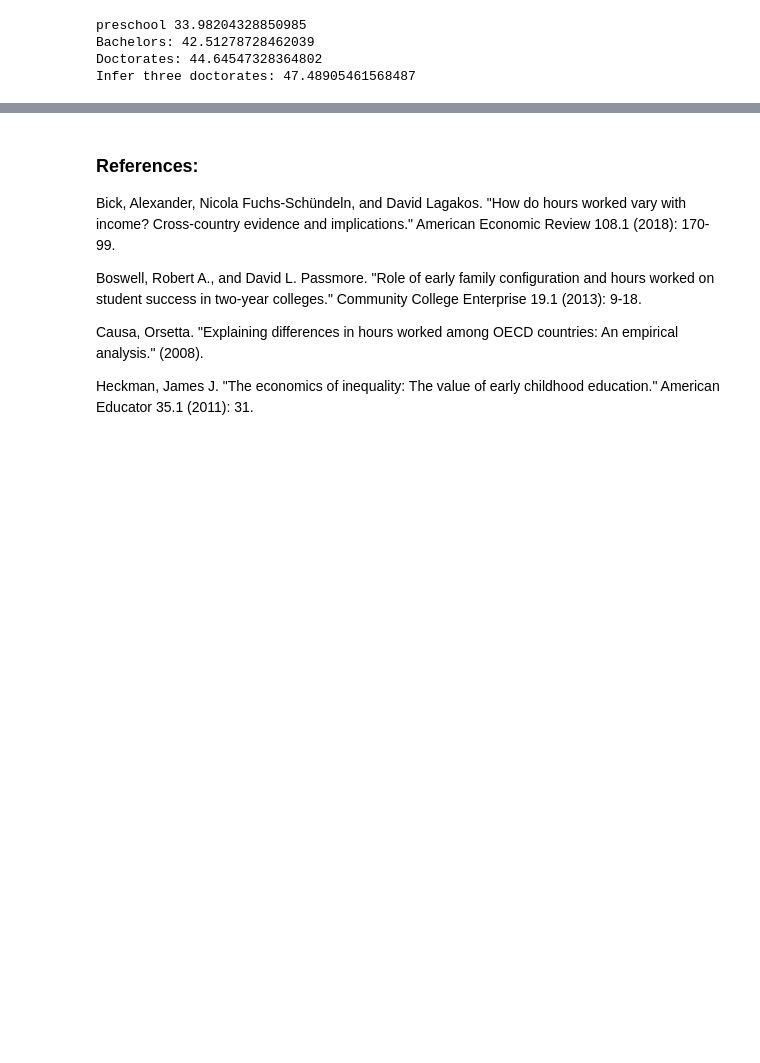
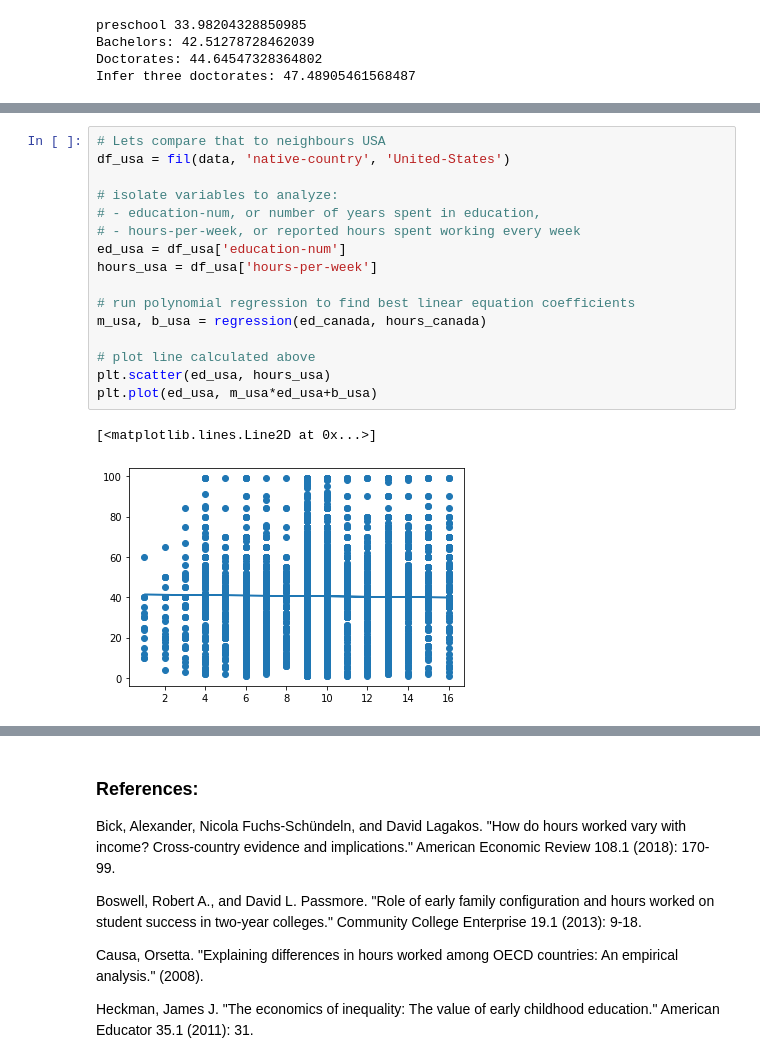
Before and after one commit to DSCI-310/DSCI-310-Group-3, a Jupyter notebook: docs/analyze_census_data.ipynb, the cells around one changed output, grey strips where cells are left out. Cells and saved outputs as stored; diff of their text form; blank space fills up the shorter version.

```diff
--- a/docs/analyze_census_data.ipynb
+++ b/docs/analyze_census_data.ipynb
@@ -157,0 +194,19 @@ plt.plot(ed, m*ed+b)
+# %%
+# Lets compare that to neighbours USA
+df_usa = fil(data, 'native-country', 'United-States')
+
+# isolate variables to analyze:
+# - education-num, or number of years spent in education,
+# - hours-per-week, or reported hours spent working every week
+ed_usa = df_usa['education-num']
+hours_usa = df_usa['hours-per-week']
+
+# run polynomial regression to find best linear equation coefficients
+m_usa, b_usa = regression(ed_canada, hours_canada)
+
+# plot line calculated above
+plt.scatter(ed_usa, hours_usa)
+plt.plot(ed_usa, m_usa*ed_usa+b_usa)
+# %% [output]
+[<matplotlib.lines.Line2D at 0x...>]
+[figure, added]
```
Also changed, not shown: parts of 5 cells of this notebook, 1 other file.
